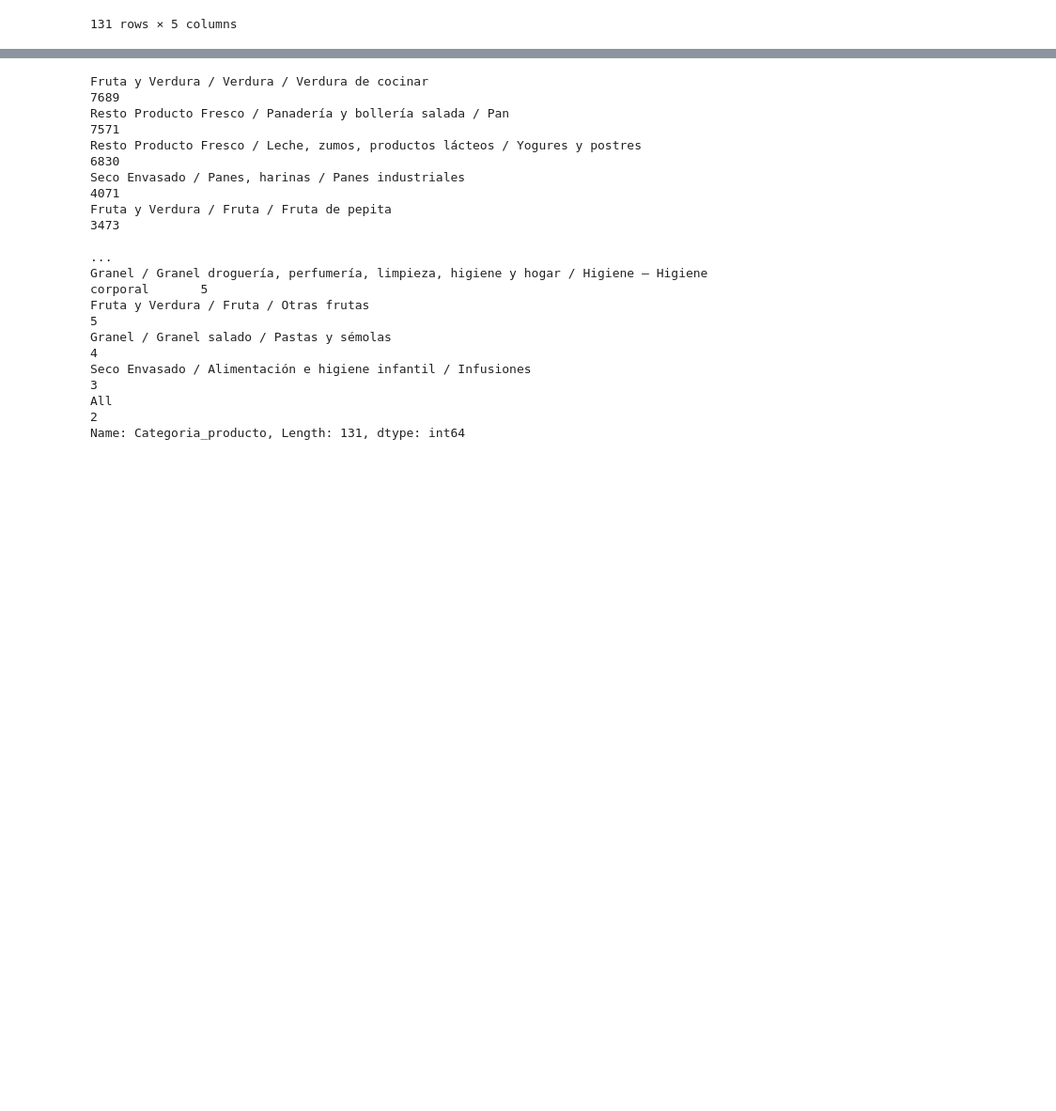
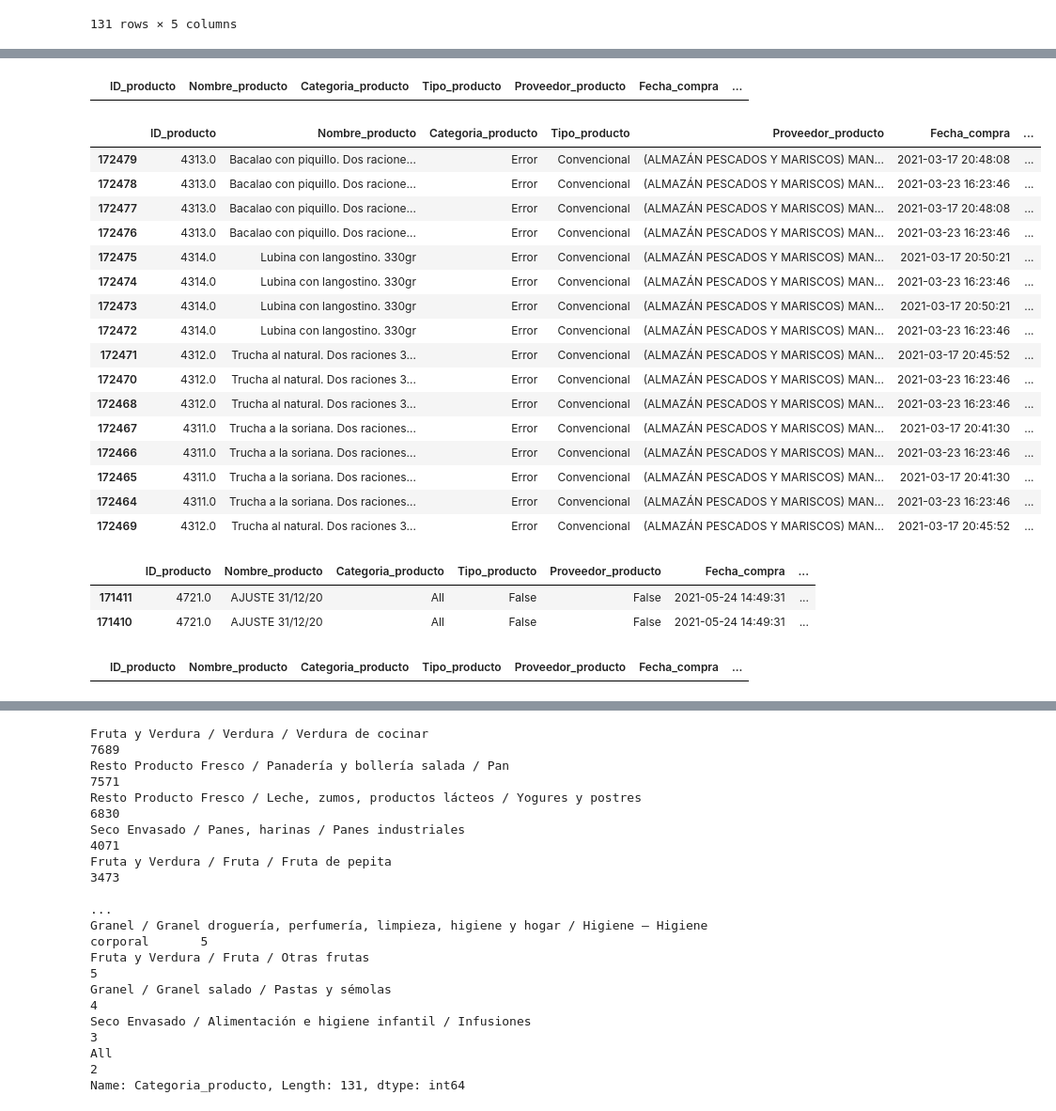
Before and after one commit to Factoria-F5-AI-Bootcamp-1-Edicion/osa_analysis, a Jupyter notebook: EDA_Compras&Ventas_LaOsa.ipynb, the cells around one changed output, grey strips where cells are left out. Shown at 94% size. Saved outputs shown, nothing was run; the diff lists cells and outputs as text; code cells hidden in the pictures; blank space fills up the shorter version.

```diff
--- a/EDA_Compras&Ventas_LaOsa.ipynb
+++ b/EDA_Compras&Ventas_LaOsa.ipynb
@@ -108,5 +356,7 @@ df.groupby('Tipo_producto').sum()
 # %%
 ### Quien es False?
+# %%
+df = df.sort_values("Categoria_producto")
 # %%
 df.groupby('Categoria_producto').sum()
 # %% [output]
@@ -126,0 +397,37 @@ df.groupby('Categoria_producto').sum()
+# %%
+df.loc[df['Categoria_producto'] == 'NaN']
+# %% [output]
+|  | ID_producto | Nombre_producto | Categoria_producto | Tipo_producto | Proveedor_producto | Fecha_compra | ... |
+# %%
+# Imprimimos la categoría de la columna "Categoría" con nombre "B"
+df.loc[df['Categoria_producto'] == 'Error']
+# %% [output]
+|  | ID_producto | Nombre_producto | Categoria_producto | Tipo_producto | Proveedor_producto | Fecha_compra | ... |
+| 172479 | 4313.0 | Bacalao con piquillo. Dos racione... | Error | Convencional | (ALMAZÁN PESCADOS Y MARISCOS) MAN... | 2021-03-17 20:48:08 | ... |
+| 172478 | 4313.0 | Bacalao con piquillo. Dos racione... | Error | Convencional | (ALMAZÁN PESCADOS Y MARISCOS) MAN... | 2021-03-23 16:23:46 | ... |
+| 172477 | 4313.0 | Bacalao con piquillo. Dos racione... | Error | Convencional | (ALMAZÁN PESCADOS Y MARISCOS) MAN... | 2021-03-17 20:48:08 | ... |
+| 172476 | 4313.0 | Bacalao con piquillo. Dos racione... | Error | Convencional | (ALMAZÁN PESCADOS Y MARISCOS) MAN... | 2021-03-23 16:23:46 | ... |
+| 172475 | 4314.0 | Lubina con langostino. 330gr | Error | Convencional | (ALMAZÁN PESCADOS Y MARISCOS) MAN... | 2021-03-17 20:50:21 | ... |
+| 172474 | 4314.0 | Lubina con langostino. 330gr | Error | Convencional | (ALMAZÁN PESCADOS Y MARISCOS) MAN... | 2021-03-23 16:23:46 | ... |
+| 172473 | 4314.0 | Lubina con langostino. 330gr | Error | Convencional | (ALMAZÁN PESCADOS Y MARISCOS) MAN... | 2021-03-17 20:50:21 | ... |
+| 172472 | 4314.0 | Lubina con langostino. 330gr | Error | Convencional | (ALMAZÁN PESCADOS Y MARISCOS) MAN... | 2021-03-23 16:23:46 | ... |
+| 172471 | 4312.0 | Trucha al natural. Dos raciones 3... | Error | Convencional | (ALMAZÁN PESCADOS Y MARISCOS) MAN... | 2021-03-17 20:45:52 | ... |
+| 172470 | 4312.0 | Trucha al natural. Dos raciones 3... | Error | Convencional | (ALMAZÁN PESCADOS Y MARISCOS) MAN... | 2021-03-23 16:23:46 | ... |
+| 172468 | 4312.0 | Trucha al natural. Dos raciones 3... | Error | Convencional | (ALMAZÁN PESCADOS Y MARISCOS) MAN... | 2021-03-23 16:23:46 | ... |
+| 172467 | 4311.0 | Trucha a la soriana. Dos raciones... | Error | Convencional | (ALMAZÁN PESCADOS Y MARISCOS) MAN... | 2021-03-17 20:41:30 | ... |
+| 172466 | 4311.0 | Trucha a la soriana. Dos raciones... | Error | Convencional | (ALMAZÁN PESCADOS Y MARISCOS) MAN... | 2021-03-23 16:23:46 | ... |
+| 172465 | 4311.0 | Trucha a la soriana. Dos raciones... | Error | Convencional | (ALMAZÁN PESCADOS Y MARISCOS) MAN... | 2021-03-17 20:41:30 | ... |
+| 172464 | 4311.0 | Trucha a la soriana. Dos raciones... | Error | Convencional | (ALMAZÁN PESCADOS Y MARISCOS) MAN... | 2021-03-23 16:23:46 | ... |
+| 172469 | 4312.0 | Trucha al natural. Dos raciones 3... | Error | Convencional | (ALMAZÁN PESCADOS Y MARISCOS) MAN... | 2021-03-17 20:45:52 | ... |
+# %%
+# Imprimimos la categoría de la columna "Categoria_producto" con nombre "All"
+df.loc[df['Categoria_producto'] == 'All']
+# %% [output]
+|  | ID_producto | Nombre_producto | Categoria_producto | Tipo_producto | Proveedor_producto | Fecha_compra | ... |
+| 171411 | 4721.0 | AJUSTE 31/12/20 | All | False | False | 2021-05-24 14:49:31 | ... |
+| 171410 | 4721.0 | AJUSTE 31/12/20 | All | False | False | 2021-05-24 14:49:31 | ... |
+# %%
+# Imprimimos la categoría de la columna "Categoria_producto" con nombre "All"
+df.loc[df['Categoria_producto'] == 'nan']
+# %% [output]
+|  | ID_producto | Nombre_producto | Categoria_producto | Tipo_producto | Proveedor_producto | Fecha_compra | ... |
```
Also changed, not shown: parts of 53 cells of this notebook.
